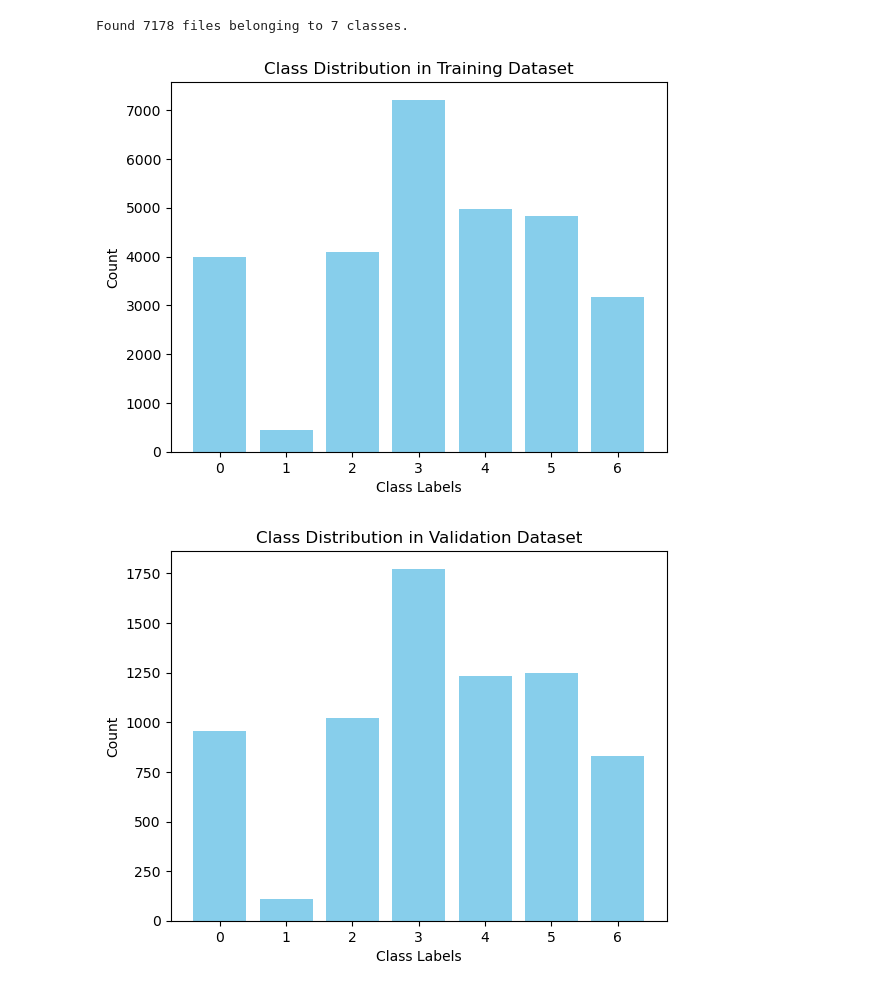
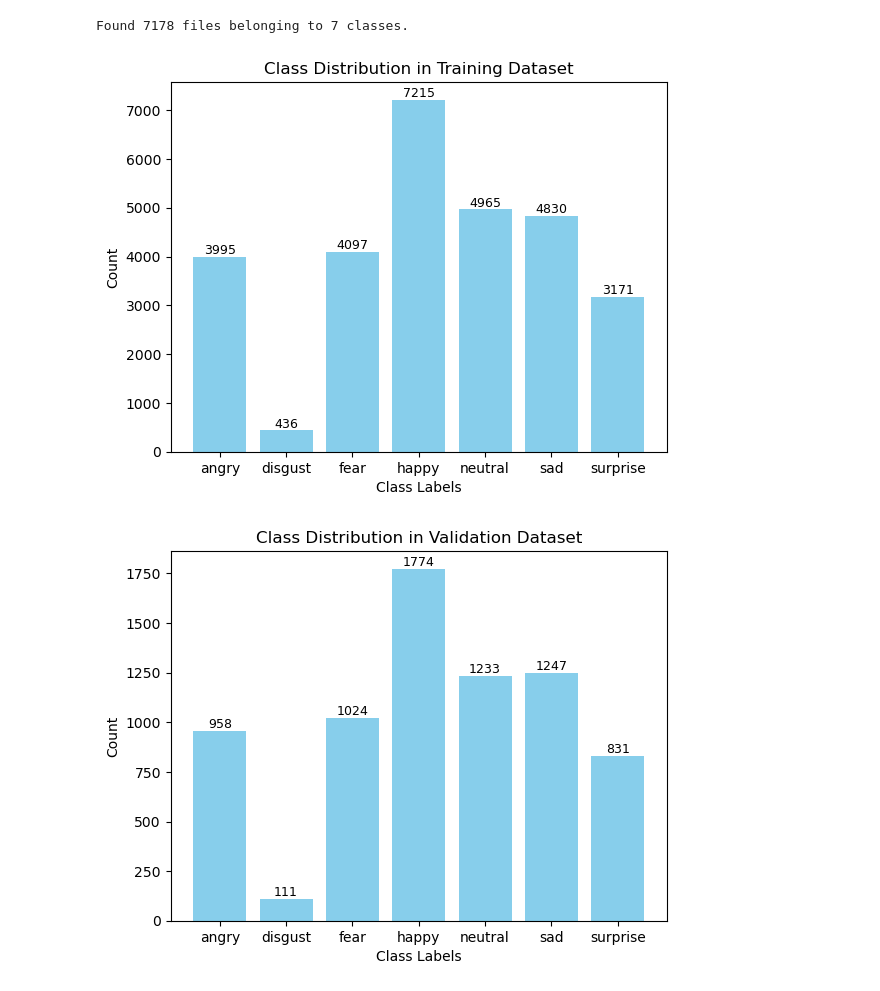
Before and after one commit to Janjanhsu/COMP258_GroupProject, a Jupyter notebook: Data Exploration.ipynb, the cells around one changed output. Cells and saved outputs as stored; diff of their text form; code cells hidden in the pictures.

```diff
--- a/Data Exploration.ipynb
+++ b/Data Exploration.ipynb
@@ -32,24 +32,35 @@ test_data = keras.utils.image_dataset_from_directory(
 # %% [output]
 Found 7178 files belonging to 7 classes.
 # %%
-def plot_distribution(dataset, title):
+def plot_distribution(dataset, title, class_names):
     labels = []
     for _, label in dataset:
         labels.append(label.numpy())  # Append the scalar value
 
     unique, counts = np.unique(labels, return_counts=True)
-    plt.bar(unique, counts, color='skyblue')
+
+    # Convert unique class indices to class names
+    unique_names = [class_names[int(i)] for i in unique]
+
+    # Create the bar chart
+    plt.bar(unique_names, counts, color='skyblue')
     plt.xlabel("Class Labels")
     plt.ylabel("Count")
     plt.title(title)
+
+    # Add text on top of each bar
+    for i, count in enumerate(counts):
+        plt.text(i, count + 1, str(count), ha='center', va='bottom', fontsize=9)
+
     plt.show()
 
-# Plot initial class distribution
-plot_distribution(train_data, "Class Distribution in Training Dataset")
-plot_distribution(test_data, "Class Distribution in Validation Dataset")
+# Plot initial class distribution with class names
+class_names = ['angry', 'disgust', 'fear', 'happy', 'neutral', 'sad', 'surprise']
+plot_distribution(train_data, "Class Distribution in Training Dataset", class_names)
+plot_distribution(test_data, "Class Distribution in Validation Dataset", class_names)
 # %% [output]
-[figure, old version]
+[figure, new version]
-[figure, old version]
+[figure, new version]
 # %%
 def plot_images_by_class(dataset, class_names, num_images_per_class=5):
     """
```
Also changed, not shown: parts of 1 cell of this notebook.
